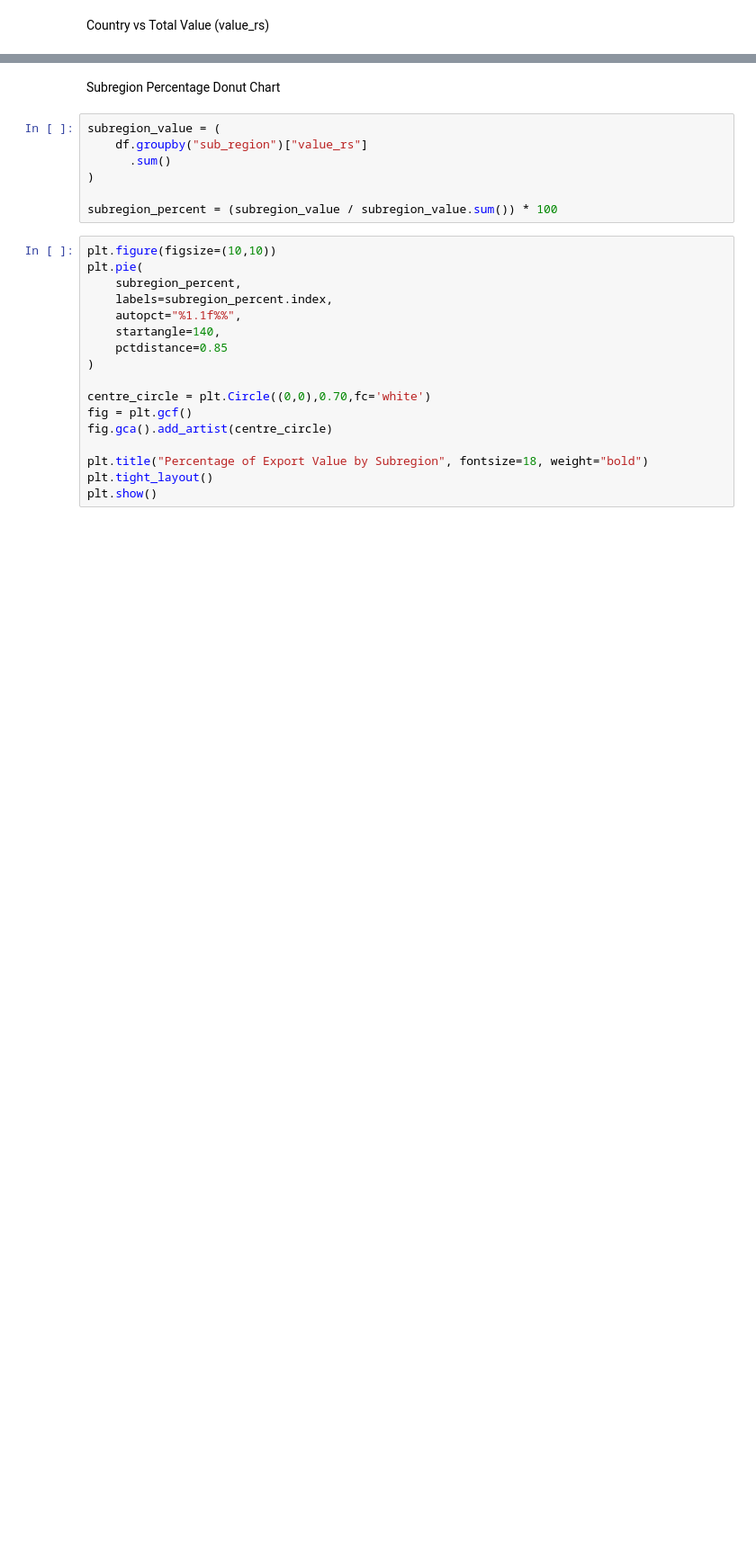
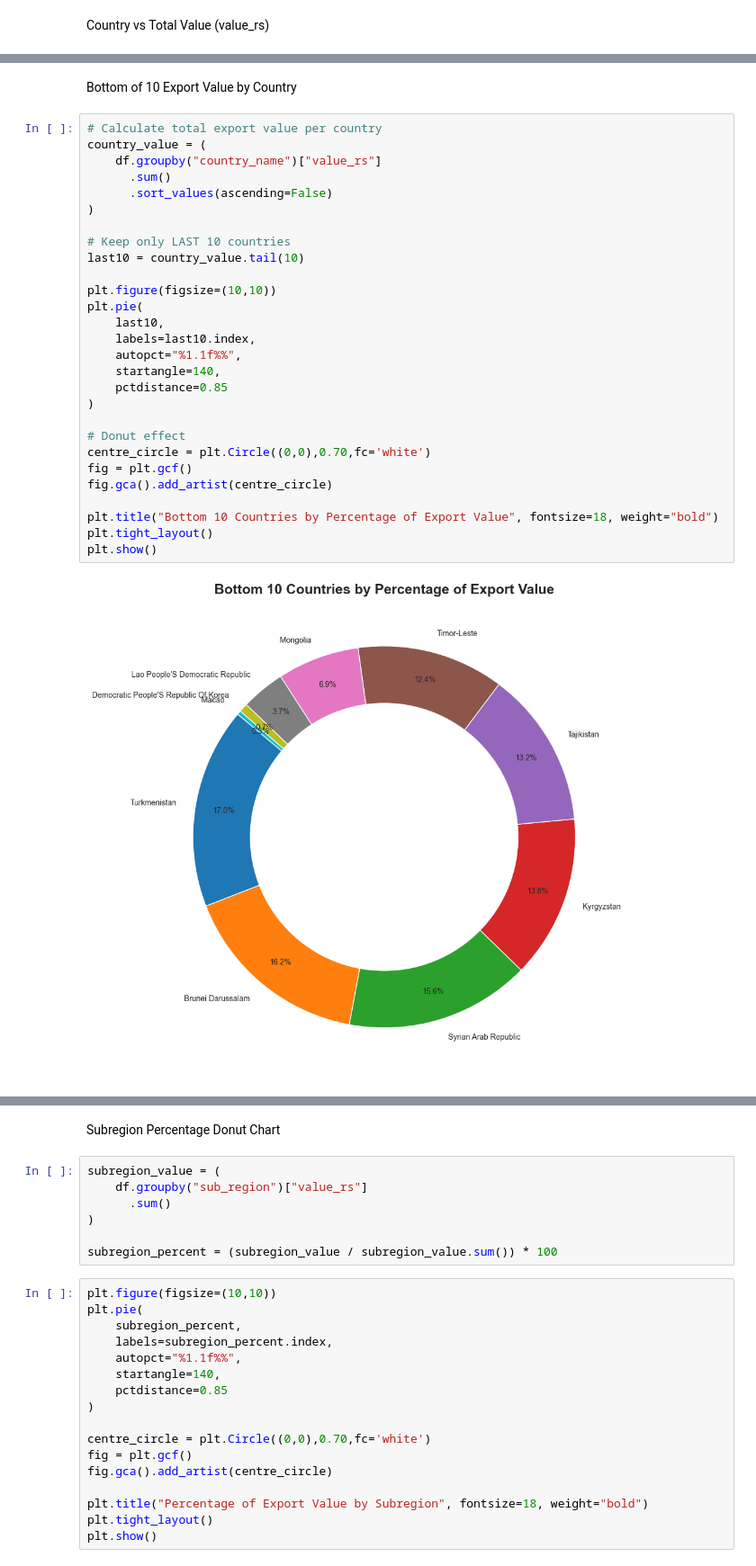
Before and after one commit to yadhupython/da-mainproject, a Jupyter notebook: exporttoasia.ipynb, the cells around one changed output, grey strips where cells are left out. Shown at 90% size. Saved outputs shown, nothing was run; the diff lists cells and outputs as text; blank space fills up the shorter version.

```diff
--- a/exporttoasia.ipynb
+++ b/exporttoasia.ipynb
@@ -622,0 +608,32 @@ Insight:a few countries capturing a dominant share of total export value, while
+# %% [markdown]
+Bottom of  10 Export Value by Country
+# %%
+# Calculate total export value per country
+country_value = (
+    df.groupby("country_name")["value_rs"]
+      .sum()
+      .sort_values(ascending=False)
+)
+
+# Keep only LAST 10 countries
+last10 = country_value.tail(10)
+
+plt.figure(figsize=(10,10))
+plt.pie(
+    last10,
+    labels=last10.index,
+    autopct="%1.1f%%",
+    startangle=140,
+    pctdistance=0.85
+)
+
+# Donut effect
+centre_circle = plt.Circle((0,0),0.70,fc='white')
+fig = plt.gcf()
+fig.gca().add_artist(centre_circle)
+
+plt.title("Bottom 10 Countries by Percentage of Export Value", fontsize=18, weight="bold")
+plt.tight_layout()
+plt.show()
+# %% [output]
+[figure, added]
```
Also changed, not shown: parts of 13 cells of this notebook.
